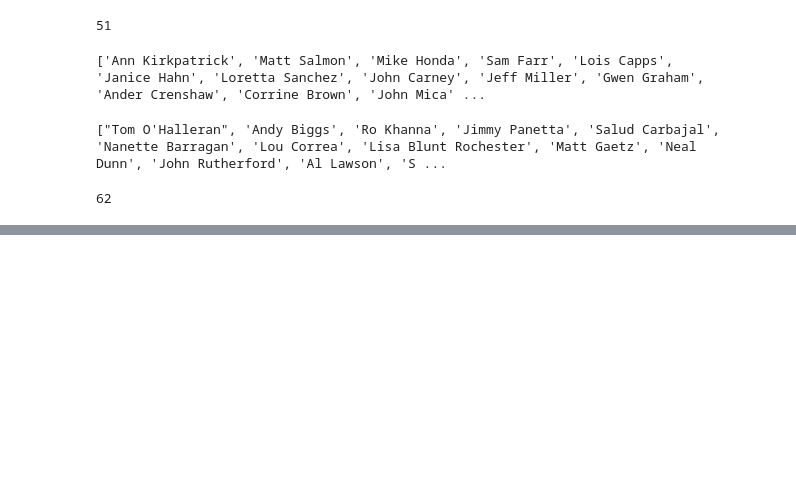
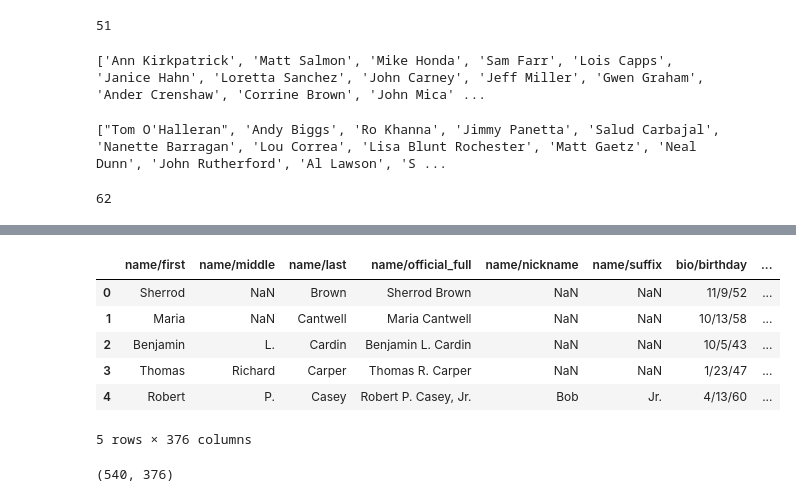
Before and after one commit to danielwchen/cs171proj, a Jupyter notebook: data/electoral/representatives.ipynb, the cells around one changed output, grey strips where cells are left out. Saved outputs shown, nothing was run; the diff lists cells and outputs as text; code cells hidden in the pictures; blank space fills up the shorter version.

Commit message:
congress data

```diff
--- a/data/electoral/representatives.ipynb
+++ b/data/electoral/representatives.ipynb
@@ -95,3 +95,5 @@ print len(freshmen)
 62
 # %%
 reps2.to_csv('representatives.csv')
+# %%
+test = pd.read_csv('congressdata.csv')
@@ -97,0 +499,2 @@ reps2.to_csv('representatives.csv')
+# %%
+test = test[cols]
@@ -97,0 +503,14 @@ reps2.to_csv('representatives.csv')
+# %%
+test.head()
+# %% [output]
+|  | name/first | name/middle | name/last | name/official_full | name/nickname | name/suffix | bio/birthday | ... |
+| 0 | Sherrod | NaN | Brown | Sherrod Brown | NaN | NaN | 11/9/52 | ... |
+| 1 | Maria | NaN | Cantwell | Maria Cantwell | NaN | NaN | 10/13/58 | ... |
+| 2 | Benjamin | L. | Cardin | Benjamin L. Cardin | NaN | NaN | 10/5/43 | ... |
+| 3 | Thomas | Richard | Carper | Thomas R. Carper | NaN | NaN | 1/23/47 | ... |
+| 4 | Robert | P. | Casey | Robert P. Casey, Jr. | Bob | Jr. | 4/13/60 | ... |
+5 rows × 376 columns
+# %%
+test.shape
+# %% [output]
+(540, 376)
```
Also changed, not shown: parts of 7 cells of this notebook, 11 other files.
